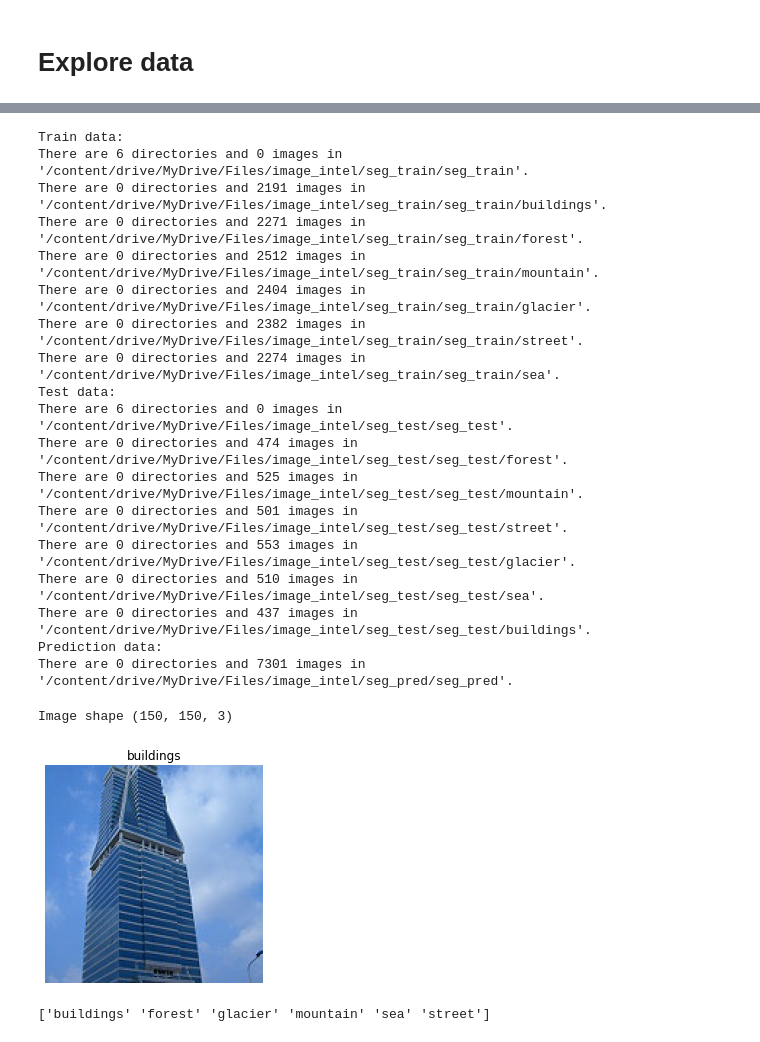
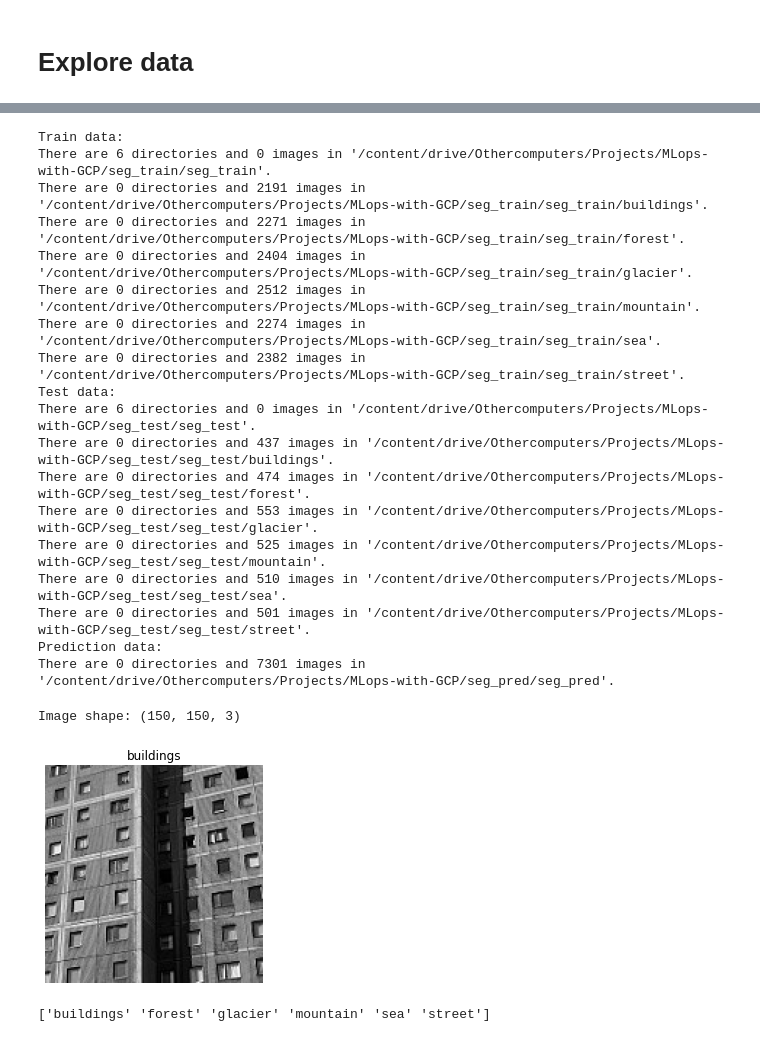
Before and after one commit to abdullah-athar/MLops-with-GCP, a Jupyter notebook: intel_image_model.ipynb, the cells around one changed output, grey strips where cells are left out. Drawn from its saved outputs; the diff is of its cells as text; code cells hidden in the pictures.

Commit message:
trained model

```diff
--- a/intel_image_model.ipynb
+++ b/intel_image_model.ipynb
@@ -24,57 +36,52 @@ print(tf.__version__)
 import os
 # Walk through pizza_steak directory and list number of files
 print("Train data: ")
-for dirpath, dirnames, filenames in os.walk("/content/drive/MyDrive/Files/image_intel/seg_train/seg_train"):
+for dirpath, dirnames, filenames in os.walk("/content/drive/Othercomputers/Projects/MLops-with-GCP/seg_train/seg_train"):
   print(f"There are {len(dirnames)} directories and {len(filenames)} images in '{dirpath}'.")
 print("Test data: ")
-for dirpath, dirnames, filenames in os.walk("/content/drive/MyDrive/Files/image_intel/seg_test/seg_test"):
+for dirpath, dirnames, filenames in os.walk("/content/drive/Othercomputers/Projects/MLops-with-GCP/seg_test/seg_test"):
   print(f"There are {len(dirnames)} directories and {len(filenames)} images in '{dirpath}'.")
 print("Prediction data: ")
-for dirpath, dirnames, filenames in os.walk("/content/drive/MyDrive/Files/image_intel/seg_pred/seg_pred"):
+for dirpath, dirnames, filenames in os.walk("/content/drive/Othercomputers/Projects/MLops-with-GCP/seg_pred/seg_pred"):
   print(f"There are {len(dirnames)} directories and {len(filenames)} images in '{dirpath}'.")
 # %% [output]
 Train data:
-There are 6 directories and 0 images in '/content/drive/MyDrive/Files/image_intel/seg_train/seg_train'.
-There are 0 directories and 2191 images in '/content/drive/MyDrive/Files/image_intel/seg_train/seg_train/buildings'.
-There are 0 directories and 2271 images in '/content/drive/MyDrive/Files/image_intel/seg_train/seg_train/forest'.
-There are 0 directories and 2512 images in '/content/drive/MyDrive/Files/image_intel/seg_train/seg_train/mountain'.
-There are 0 directories and 2404 images in '/content/drive/MyDrive/Files/image_intel/seg_train/seg_train/glacier'.
-There are 0 directories and 2382 images in '/content/drive/MyDrive/Files/image_intel/seg_train/seg_train/street'.
-There are 0 directories and 2274 images in '/content/drive/MyDrive/Files/image_intel/seg_train/seg_train/sea'.
+There are 6 directories and 0 images in '/content/drive/Othercomputers/Projects/MLops-with-GCP/seg_train/seg_train'.
+There are 0 directories and 2191 images in '/content/drive/Othercomputers/Projects/MLops-with-GCP/seg_train/seg_train/buildings'.
+There are 0 directories and 2271 images in '/content/drive/Othercomputers/Projects/MLops-with-GCP/seg_train/seg_train/forest'.
+There are 0 directories and 2404 images in '/content/drive/Othercomputers/Projects/MLops-with-GCP/seg_train/seg_train/glacier'.
+There are 0 directories and 2512 images in '/content/drive/Othercomputers/Projects/MLops-with-GCP/seg_train/seg_train/mountain'.
+There are 0 directories and 2274 images in '/content/drive/Othercomputers/Projects/MLops-with-GCP/seg_train/seg_train/sea'.
+There are 0 directories and 2382 images in '/content/drive/Othercomputers/Projects/MLops-with-GCP/seg_train/seg_train/street'.
 Test data:
-There are 6 directories and 0 images in '/content/drive/MyDrive/Files/image_intel/seg_test/seg_test'.
-There are 0 directories and 474 images in '/content/drive/MyDrive/Files/image_intel/seg_test/seg_test/forest'.
-There are 0 directories and 525 images in '/content/drive/MyDrive/Files/image_intel/seg_test/seg_test/mountain'.
-There are 0 directories and 501 images in '/content/drive/MyDrive/Files/image_intel/seg_test/seg_test/street'.
-There are 0 directories and 553 images in '/content/drive/MyDrive/Files/image_intel/seg_test/seg_test/glacier'.
-There are 0 directories and 510 images in '/content/drive/MyDrive/Files/image_intel/seg_test/seg_test/sea'.
-There are 0 directories and 437 images in '/content/drive/MyDrive/Files/image_intel/seg_test/seg_test/buildings'.
+There are 6 directories and 0 images in '/content/drive/Othercomputers/Projects/MLops-with-GCP/seg_test/seg_test'.
+There are 0 directories and 437 images in '/content/drive/Othercomputers/Projects/MLops-with-GCP/seg_test/seg_test/buildings'.
+There are 0 directories and 474 images in '/content/drive/Othercomputers/Projects/MLops-with-GCP/seg_test/seg_test/forest'.
+There are 0 directories and 553 images in '/content/drive/Othercomputers/Projects/MLops-with-GCP/seg_test/seg_test/glacier'.
+There are 0 directories and 525 images in '/content/drive/Othercomputers/Projects/MLops-with-GCP/seg_test/seg_test/mountain'.
+There are 0 directories and 510 images in '/content/drive/Othercomputers/Projects/MLops-with-GCP/seg_test/seg_test/sea'.
+There are 0 directories and 501 images in '/content/drive/Othercomputers/Projects/MLops-with-GCP/seg_test/seg_test/street'.
 Prediction data:
-There are 0 directories and 7301 images in '/content/drive/MyDrive/Files/image_intel/seg_pred/seg_pred'.
+There are 0 directories and 7301 images in '/content/drive/Othercomputers/Projects/MLops-with-GCP/seg_pred/seg_pred'.
 # %%
-import random
-import matplotlib.pyplot as plt
 def view_random_image(target_dir, target_class):
-  # We will view image from here
-  target_folder = target_dir + target_class
+    target_folder = os.path.join(target_dir, target_class)
+    random_image = random.choice(os.listdir(target_folder))
+    image_path = os.path.join(target_folder, random_image)
+    img = mpimg.imread(image_path)
 
-  # Get a random image path
-  random_image = random.sample(os.listdir(target_folder), 1)
+    plt.imshow(img)
+    plt.title(target_class)
+    plt.axis('off')
+    print(f"Image shape: {img.shape}")
 
-  # Read in the image and plot it using matplotlib
-  img = mpimg.imread(target_folder+'/'+random_image[0])
-  plt.imshow(img)
-  plt.title(target_class)
-  plt.axis('off');
-  print(f"Image shape {img.shape}")
-
-  return img
+    return img
 # %%
-img = view_random_image(target_dir='/content/drive/MyDrive/Files/image_intel/seg_train/seg_train/',
+img = view_random_image(target_dir='/content/drive/Othercomputers/Projects/MLops-with-GCP/seg_train/seg_train',
                   target_class='buildings')
 # %% [output]
-Image shape (150, 150, 3)
+Image shape: (150, 150, 3)
-[figure, old version]
+[figure, new version]
 # %%
 # Get the class name programmatically
 import pathlib
```
Also changed, not shown: parts of 23 cells of this notebook.
